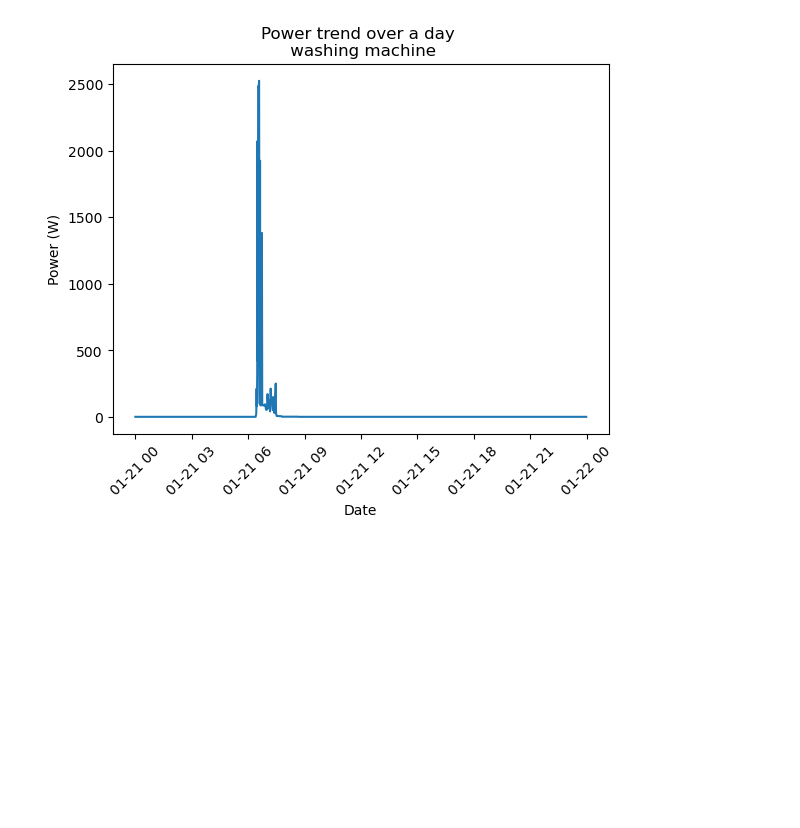
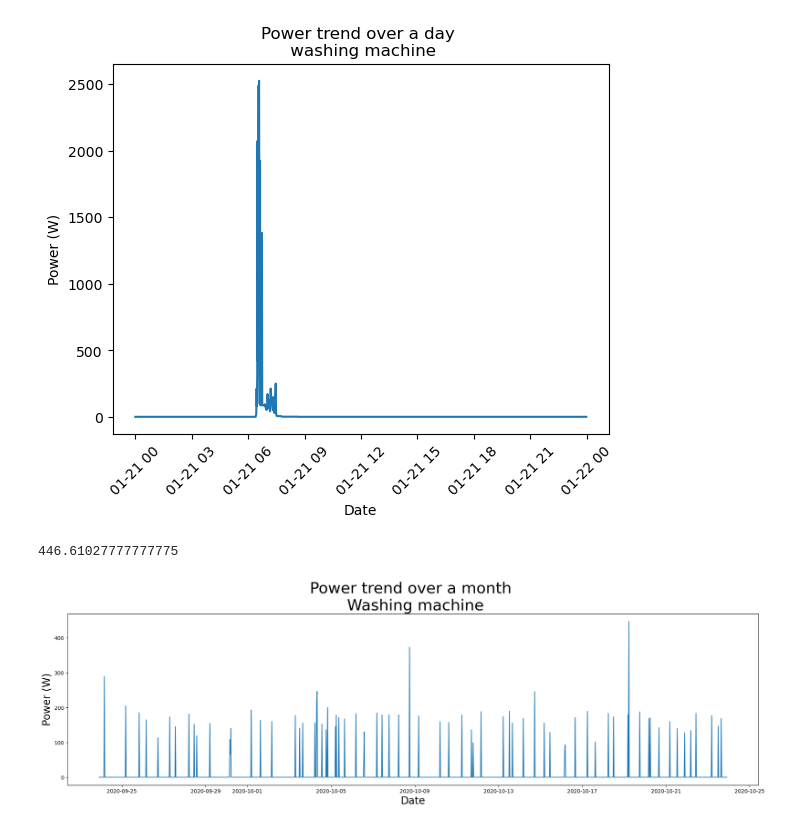
Before and after one commit to louisaarfib/Project_ML, a Jupyter notebook: exploration_data.ipynb, the cells around one changed output. Cells and saved outputs as stored; diff of their text form; code cells hidden in the pictures; blank space fills up the shorter version.

```diff
--- a/exploration_data.ipynb
+++ b/exploration_data.ipynb
@@ -213,3 +213,27 @@ plt.show()
 1374.4522222222222
 [figure]
 [figure]
+# %%
+import pandas as pd
+import matplotlib.pyplot as plt
+
+#Plot one month, 30min time stamp
+
+filename_2 = "household_power_consumption/boiler_217.csv"
+df_2 = pd.read_csv(filename_2, parse_dates=['timestamp'])
+
+mseries = df_2.resample('30t', on='timestamp').power.mean()
+
+df2 = pd.DataFrame({'timestamp': mseries.index, 'power': mseries.values})
+print(max(df2['power']))
+
+plt.figure(figsize=(24, 6))
+plt.plot(df2['timestamp'], df2['power'])
+plt.title("Power trend over a month \n Washing machine", fontsize = 30)
+plt.xlabel('Date', fontsize = 20)
+plt.ylabel('Power (W)', fontsize = 20)
+plt.legend
+plt.show()
+# %% [output]
+446.61027777777775
+[figure, added]
```
Also changed, not shown: 1 other file.
